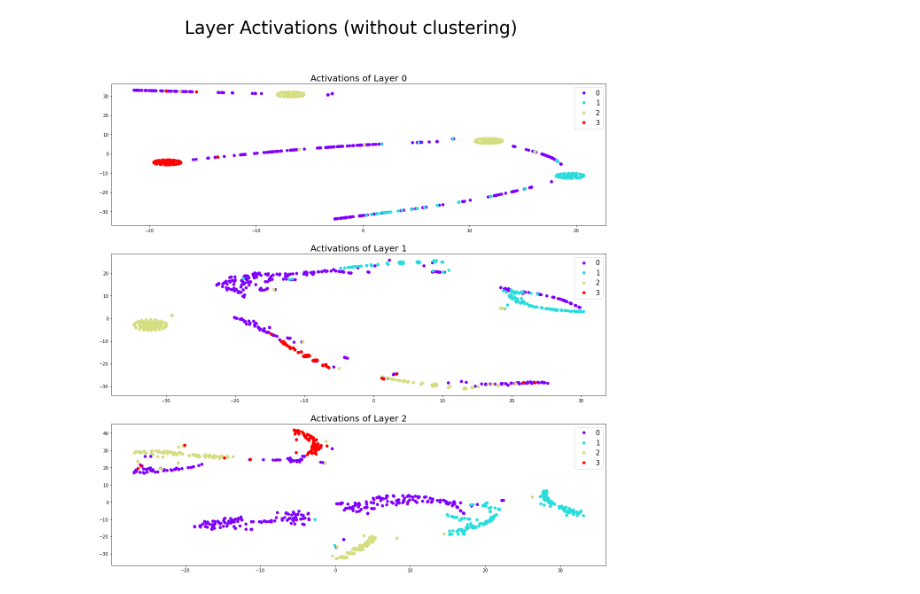
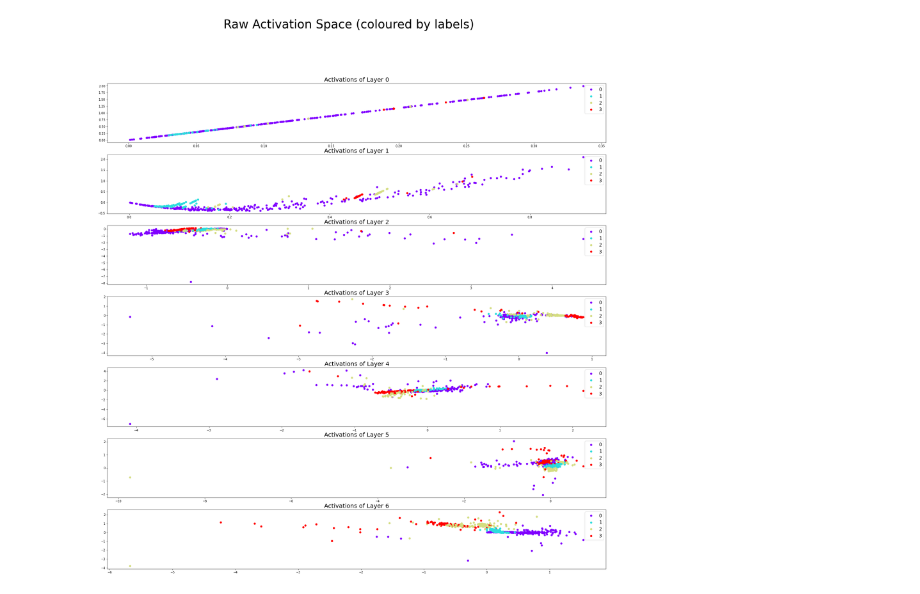
Before and after one commit to CharlotteMagister/GCExplainer, a Jupyter notebook: src/k_clustering/BA_Shapes.ipynb, the cells around one changed output. Cells and saved outputs as stored; diff of their text form; code cells hidden in the pictures.

Commit message:
progress on ba shapes and mutag

```diff
--- a/src/k_clustering/BA_Shapes.ipynb
+++ b/src/k_clustering/BA_Shapes.ipynb
@@ -117,18 +173,14 @@ def train(model, features, labels, edges, plot=False, save=False):
     node_data_y = torch.from_numpy(labels)
     edge_list = torch.from_numpy(edges).transpose(0, 1)
 
-    print("feat ", node_data_x.shape)
-    print("labels ", node_data_y.shape)
-    print("edge list ", edge_list.shape)
-
     train_size = 0.80
     train_mask = np.random.rand(len(node_data_x)) < train_size
     test_mask = ~train_mask
 
-    optimizer = torch.optim.Adam(model.parameters(), lr=0.0005)
+    optimizer = torch.optim.Adam(model.parameters(), lr=0.0001)
 
     # epochs
-    for epoch in range(1000):
+    for epoch in range(1500):
             # set mode to training
             model.train()
             optimizer.zero_grad()
@@ -187,14 +239,16 @@ G, labels = load_data()
 features, edges = preprocess_input_graph(G)
 model = GCN(features.shape[1])
 
-load_pretrained = True
+load_pretrained = False
 
 if load_pretrained:
     model.load_state_dict(torch.load("models/ba_shape_model.pkl"))
     model.eval()
 
+    print(model)
+
     with open("models/ba_shape_activation.txt", 'rb') as file:
-        activations = pickle.loads(file.read())
+        activation_list = pickle.loads(file.read())
 
 else:
     train(model, features, labels, edges, plot=True, save=True)
@@ -201,26 +258,21 @@ else:
 # %%
 ### Analysis
+num_layers = len(activation_list)
 
-# TSNE conversion
-tsne_data = []
-tsne_data.append(TSNE(n_components=2).fit_transform(activations['conv1']))
-tsne_data.append(TSNE(n_components=2).fit_transform(activations['conv2']))
-tsne_data.append(TSNE(n_components=2).fit_transform(activations['conv3']))
-
-def plot_tsne(data, labels):
-    fig, axs = plt.subplots(3, 1, figsize=(20, 20))
-    fig.suptitle('Layer Activations (without clustering)', fontsize=40)
+def plot_raw_activation_space(data, labels):
+    fig, axs = plt.subplots(num_layers, 1, figsize=(30, 30))
+    fig.suptitle('Raw Activation Space (coloured by labels)', fontsize=40)
 
     counter = 0
     for ax in axs:
-        item = data[counter]
+        item = data[f'conv{counter}']
         ax.set_title("Activations of Layer {}".format(counter), fontsize=20)
         scatter = ax.scatter(item[:,0], item[:,1], c=labels, cmap='rainbow')
         ax.legend(handles=scatter.legend_elements()[0], labels=list(np.unique(labels)), fontsize=15)
         counter += 1
 
 
-# plot tsne graphs
-plot_tsne(tsne_data, labels)
+# plot raw activation space
+plot_raw_activation_space(activation_list, labels)
 # %% [output]
-[figure, old version]
+[figure, new version]
```
Also changed, not shown: parts of 5 cells of this notebook, 1 other file.
